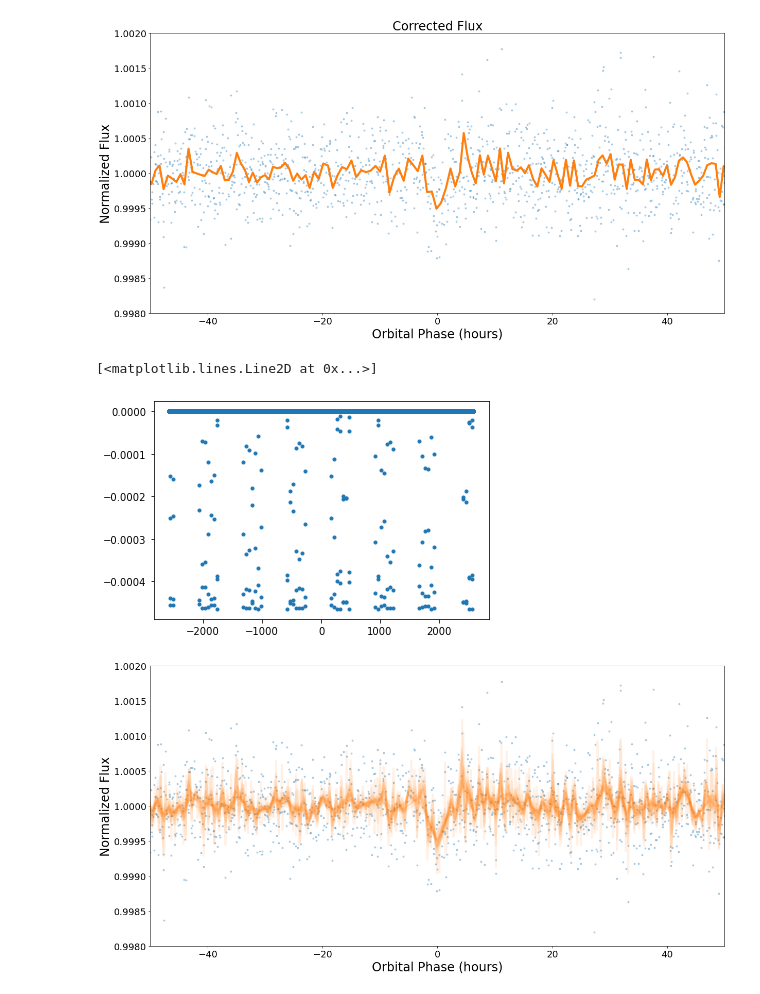
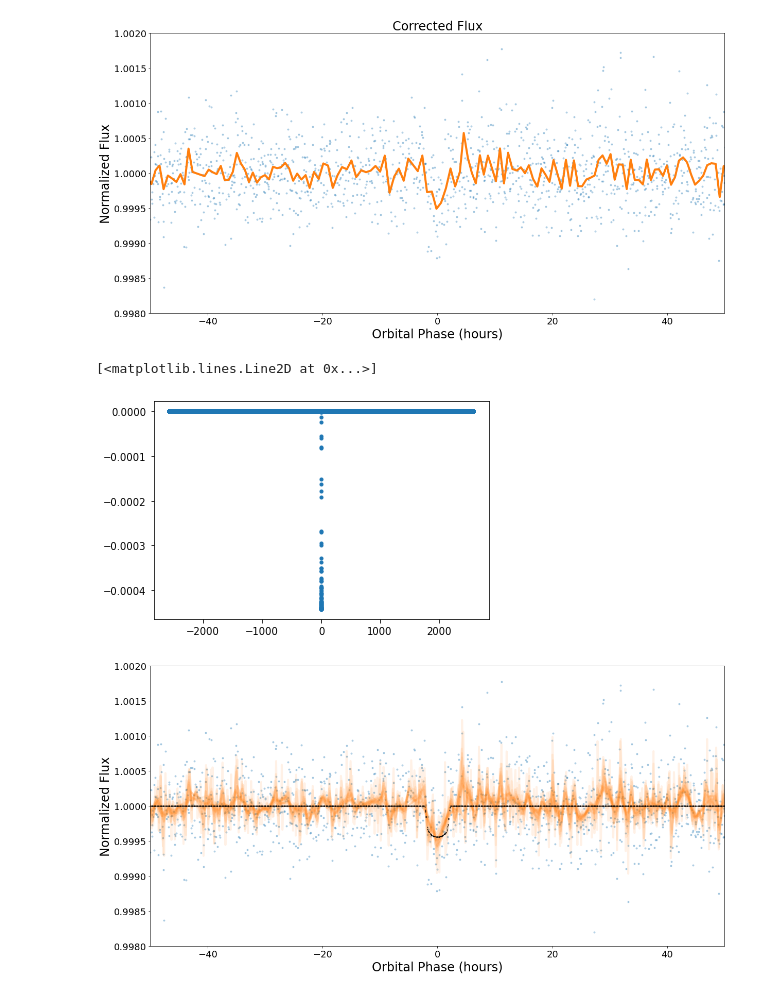
Before and after one commit to stevepur/falsePositiveTableAnalysis, a Jupyter notebook: TCE12456062-01.ipynb, the cells around one changed output. Saved outputs shown, nothing was run; the diff lists cells and outputs as text; code cells hidden in the pictures.

```diff
--- a/TCE12456062-01.ipynb
+++ b/TCE12456062-01.ipynb
@@ -148,30 +145,30 @@ def get_dv_model(kepid, tceNum, wgetFileName):
     return dvModel
 # %%
 # requires the file found on the exoplanet archive https://exoplanetarchive.ipac.caltech.edu/bulk_data_download/Kepler_TCE_DV_DR25_wget.bat
-transitModel = get_dv_model(7098049, 1, "/Volumes/DR25_data/dvFitsFiles/Kepler_TCE_DV_DR25_wget.bat")
+transitModel = get_dv_model(12456062, 1, "/Volumes/DR25_data/dvFitsFiles/Kepler_TCE_DV_DR25_wget.bat")
 # %%
 modelPhase = periodHours*np.mod(transitModel["time"] + period/2 - epoch, period)/period - periodHours/2
 plt.plot(modelPhase, transitModel["model"], '.')
 # %% [output]
 [<matplotlib.lines.Line2D at 0x...>]
-[figure, old version]
+[figure, new version]
 # %%
 defaultColors = plt.rcParams['axes.prop_cycle'].by_key()['color']
 # %%
 binFactors = range(2,20,1)
 
 plt.figure(figsize=(20,10))
 plt.plot(foldedCorrectedLc.phase*periodHours, foldedCorrectedLc.flux, '.', alpha=0.3)
 for binFactor in binFactors:
     lc = corr_lc.fold(period = period, t0=epoch).bin(binFactor).remove_outliers()
     plt.plot(lc.phase*periodHours, lc.flux, color=defaultColors[1], lw=4, alpha = 0.1)
-# plt.plot(modelPhase, transitModel["model"] + 1, 'k.', ms = 2, alpha = 1)
+plt.plot(modelPhase, transitModel["model"] + 1, 'k.', ms = 2, alpha = 1)
 plt.xlim(-xRangeHours, xRangeHours)
 plt.ylim(1-yRange, 1+yRange);
 plt.tick_params(labelsize = 18)
 plt.xlabel("Orbital Phase (hours)", fontsize = 24)
 plt.ylabel("Normalized Flux", fontsize = 24)
 # plt.title("Corrected Flux", fontsize = 24)
-plt.savefig("TCE7098049-01.png",facecolor='white', transparent=False, bbox_inches='tight')
+plt.savefig("TCE12456062-01.png",facecolor='white', transparent=False, bbox_inches='tight')
 # %% [output]
-[figure, old version]
+[figure, new version]
```
Also changed, not shown: parts of 2 cells of this notebook, 25 other files.
